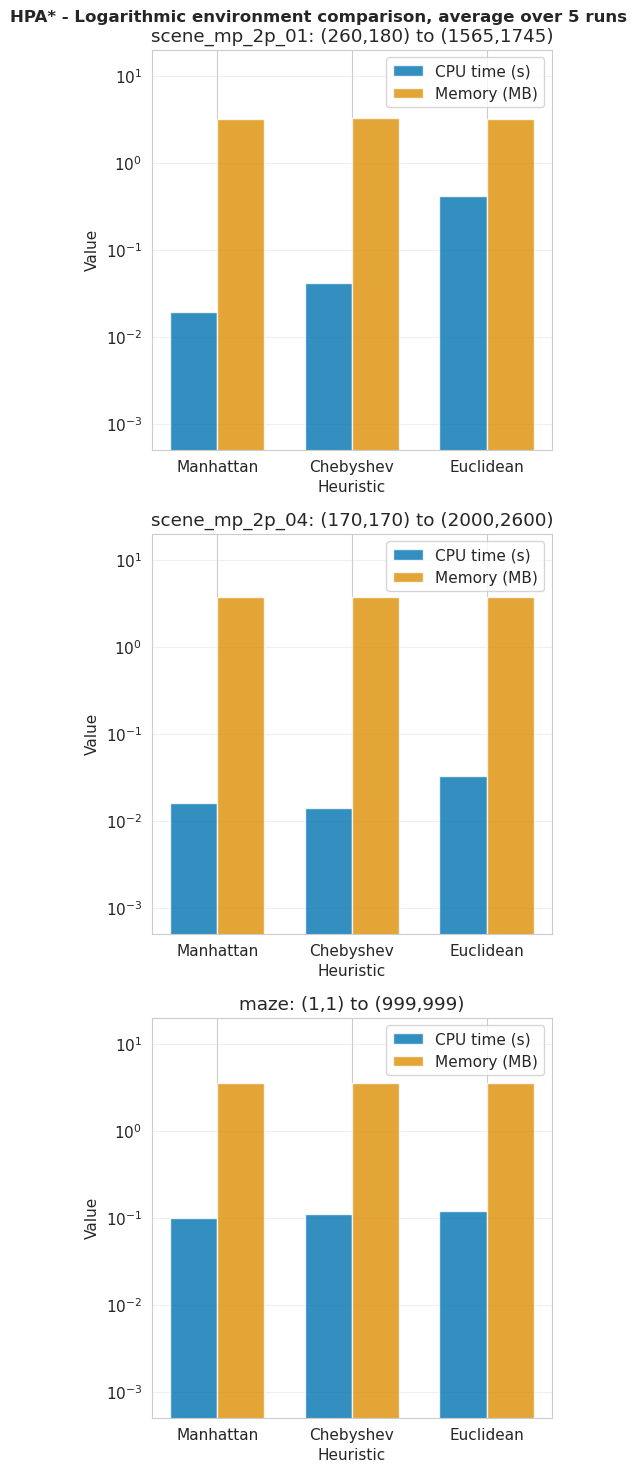
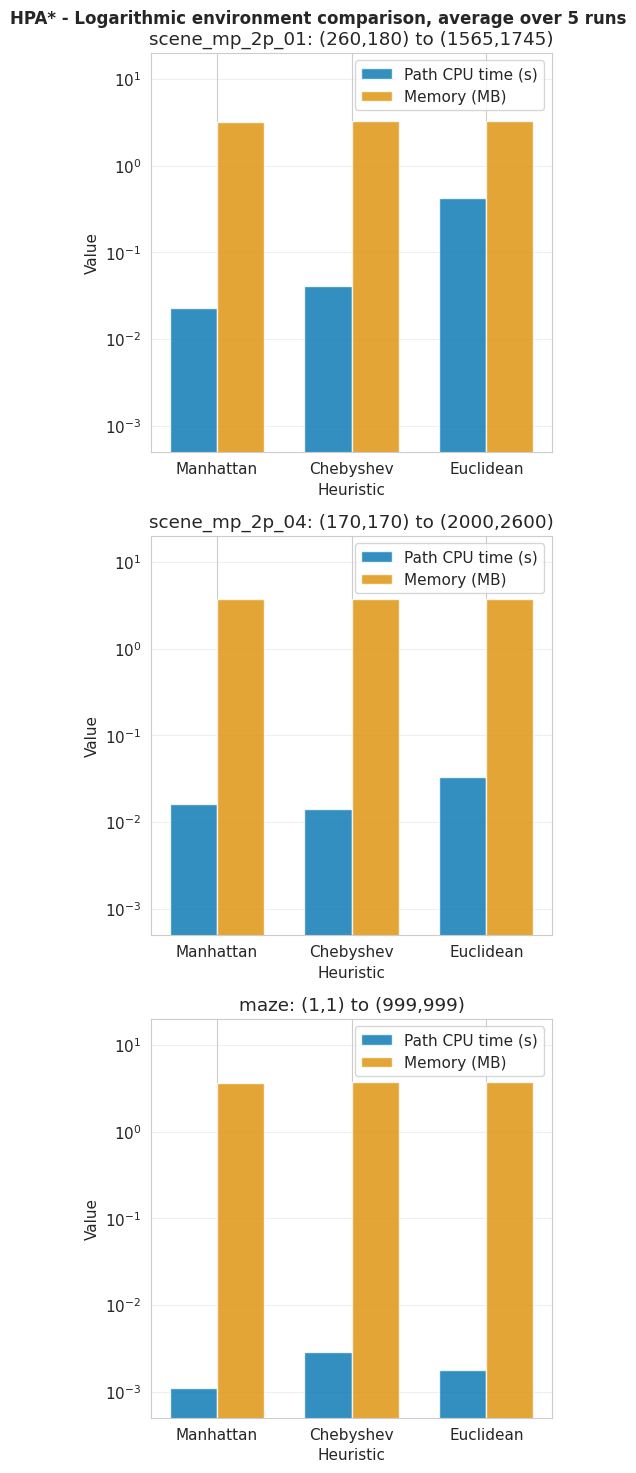
Code edit (unified diff) that turned the first committed figure into the second:
--- before
+++ after
@@ -4,6 +4,6 @@
 # Data for each scenario
 scenarios = ['scene_mp_2p_01: (260,180) to (1565,1745)', 'scene_mp_2p_04: (170,170) to (2000,2600)', 'maze: (1,1) to (999,999)']
-cpu_times = [[0.019, 0.041, 0.42], [0.016, 0.014, 0.033], [0.1, 0.11, 0.12]]
-memory_usage = [[3.20, 3.25, 3.23], [3.76, 3.77, 3.77], [3.6, 3.6, 3.59]]
+cpu_times = [[0.023, 0.041, 0.42], [0.016, 0.014, 0.033], [0.0011, 0.0029, 0.0018]]
+memory_usage = [[3.20, 3.25, 3.23], [3.76, 3.77, 3.77], [3.6, 3.7, 3.73]]
 heuristics = ['Manhattan', 'Chebyshev', 'Euclidean']
 
@@ -13,5 +13,5 @@
     width = 0.35
     
-    ax.bar(x - width/2, cpu, width, label='CPU time (s)', alpha=0.8)
+    ax.bar(x - width/2, cpu, width, label='Path CPU time (s)', alpha=0.8)
     ax.bar(x + width/2, mem, width, label='Memory (MB)', alpha=0.8)
     

Commit: fix